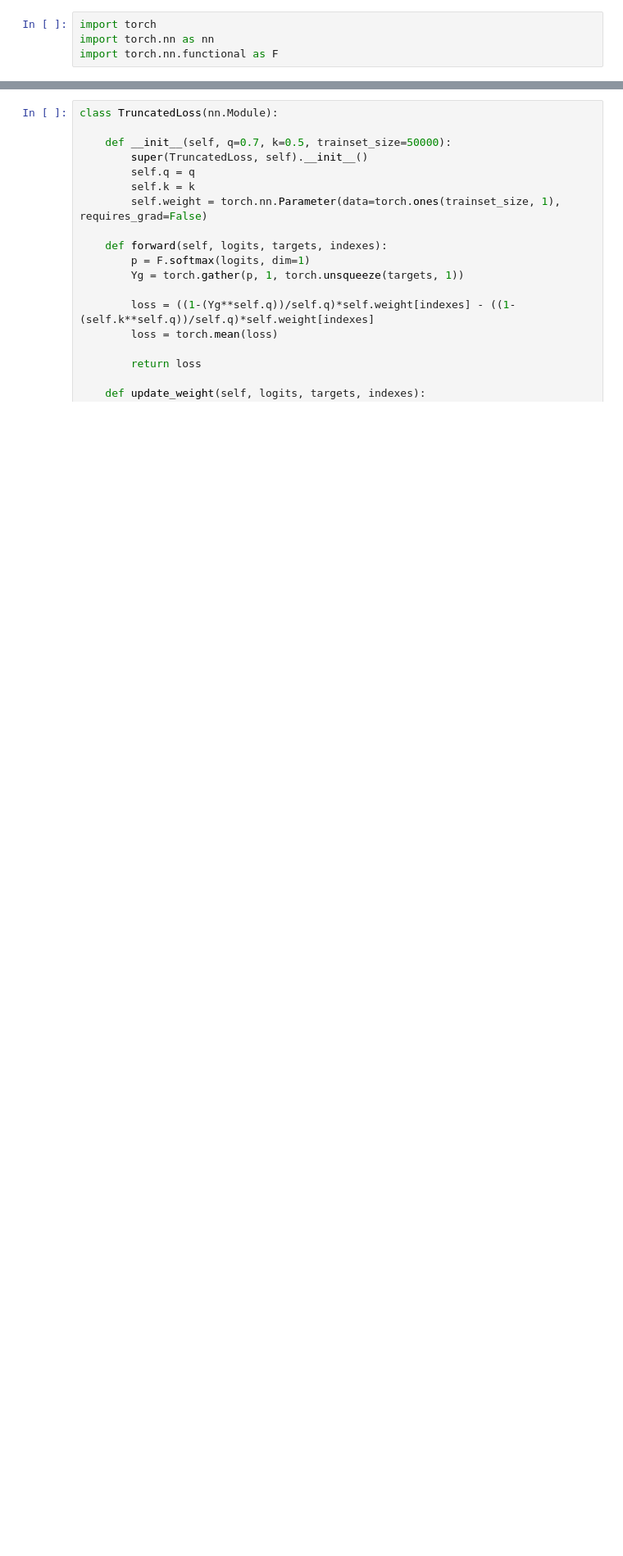
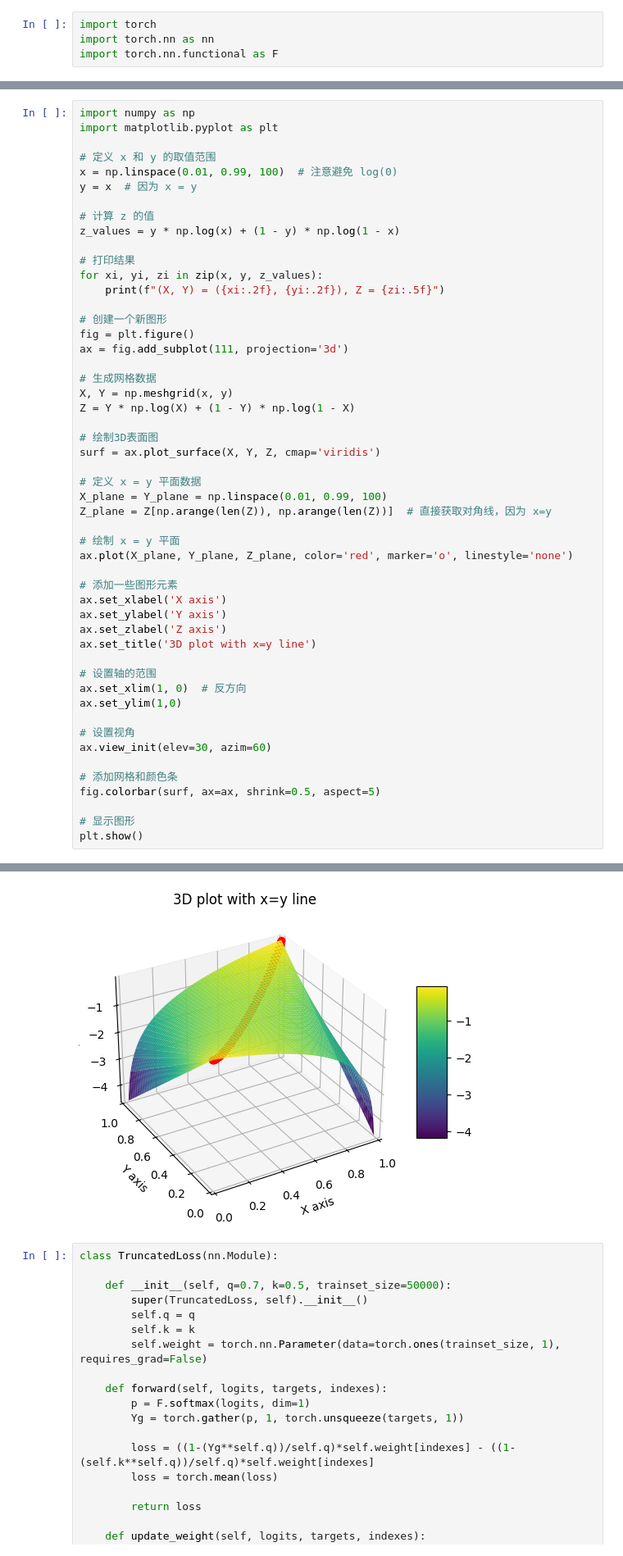
Before and after one commit to ironmanfcf/fcfmmdet, a Jupyter notebook: zzz_trail.ipynb, the cells around one changed output, grey strips where cells are left out. Shown: that part at 82% size. Saved outputs shown, nothing was run; the diff lists cells and outputs as text; blank space fills up the shorter version.

```diff
--- a/zzz_trail.ipynb
+++ b/zzz_trail.ipynb
@@ -10,0 +140,52 @@ print (loss)
+# %%
+import numpy as np
+import matplotlib.pyplot as plt
+
+# 定义 x 和 y 的取值范围
+x = np.linspace(0.01, 0.99, 100)  # 注意避免 log(0)
+y = x  # 因为 x = y
+
+# 计算 z 的值
+z_values = y * np.log(x) + (1 - y) * np.log(1 - x)
+
+# 打印结果
+for xi, yi, zi in zip(x, y, z_values):
+    print(f"(X, Y) = ({xi:.2f}, {yi:.2f}), Z = {zi:.5f}")
+
+# 创建一个新图形
+fig = plt.figure()
+ax = fig.add_subplot(111, projection='3d')
+
+# 生成网格数据
+X, Y = np.meshgrid(x, y)
+Z = Y * np.log(X) + (1 - Y) * np.log(1 - X)
+
+# 绘制3D表面图
+surf = ax.plot_surface(X, Y, Z, cmap='viridis')
+
+# 定义 x = y 平面数据
+X_plane = Y_plane = np.linspace(0.01, 0.99, 100)
+Z_plane = Z[np.arange(len(Z)), np.arange(len(Z))]  # 直接获取对角线，因为 x=y
+
+# 绘制 x = y 平面
+ax.plot(X_plane, Y_plane, Z_plane, color='red', marker='o', linestyle='none')
+
+# 添加一些图形元素
+ax.set_xlabel('X axis')
+ax.set_ylabel('Y axis')
+ax.set_zlabel('Z axis')
+ax.set_title('3D plot with x=y line')
+
+# 设置轴的范围
+ax.set_xlim(1, 0)  # 反方向
+ax.set_ylim(1,0)
+
+# 设置视角
+ax.view_init(elev=30, azim=60)
+
+# 添加网格和颜色条
+fig.colorbar(surf, ax=ax, shrink=0.5, aspect=5)
+
+# 显示图形
+plt.show()
+# %% [output]
@@ -11,3 +209,4 @@ print (loss)
+[figure, added]
 # %%
 class TruncatedLoss(nn.Module):
 
```
Also changed, not shown: parts of 4 cells of this notebook.
